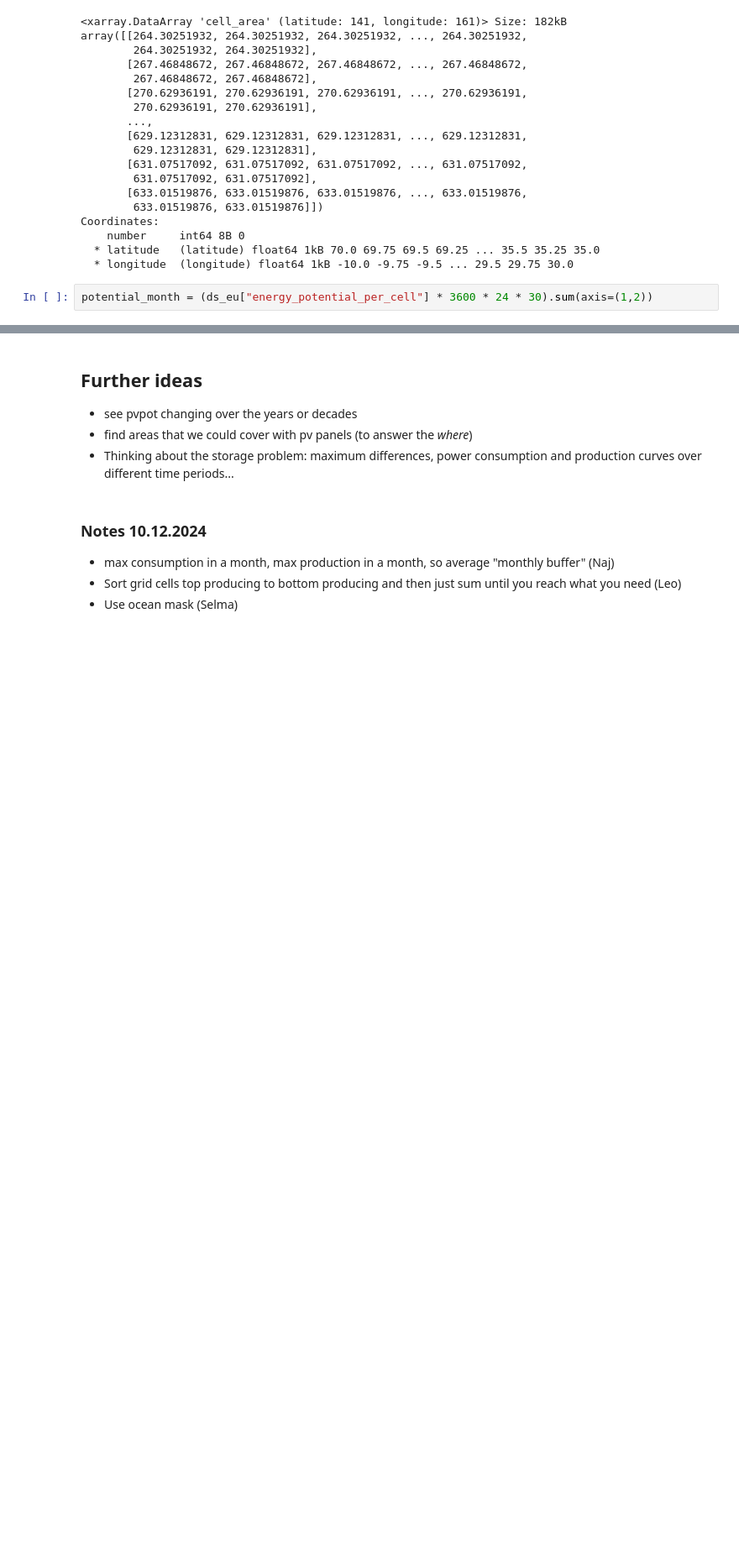
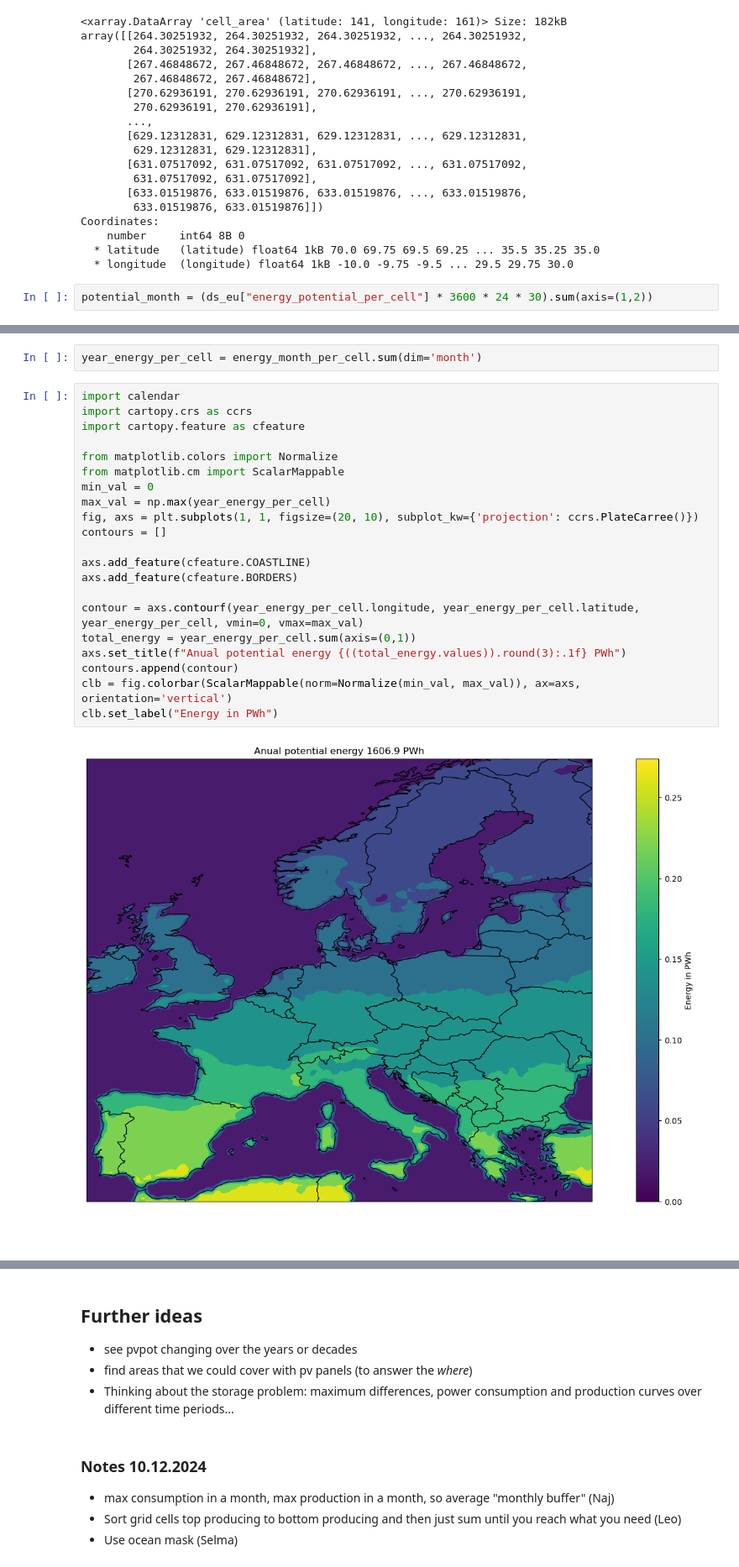
Before and after one commit to laq/msc-intro-computational-meteorology-exercises-w2024, a Jupyter notebook: projects/europeEnergy/EuroAccumulatedPvPot.ipynb, the cells around one changed output, grey strips where cells are left out. Shown at 84% size. Cells and saved outputs as stored; diff of their text form; blank space fills up the shorter version.

```diff
--- a/projects/europeEnergy/EuroAccumulatedPvPot.ipynb
+++ b/projects/europeEnergy/EuroAccumulatedPvPot.ipynb
@@ -385,3 +453,30 @@ fg.suptitle("PWh per month per area cell");
+# %%
+year_energy_per_cell = energy_month_per_cell.sum(dim='month')
+# %%
+import calendar
+import cartopy.crs as ccrs
+import cartopy.feature as cfeature
+
+from matplotlib.colors import Normalize
+from matplotlib.cm import ScalarMappable
+min_val = 0
+max_val = np.max(year_energy_per_cell)
+fig, axs = plt.subplots(1, 1, figsize=(20, 10), subplot_kw={'projection': ccrs.PlateCarree()})
+contours = []
+
+axs.add_feature(cfeature.COASTLINE)
+axs.add_feature(cfeature.BORDERS)
+
+contour = axs.contourf(year_energy_per_cell.longitude, year_energy_per_cell.latitude, year_energy_per_cell, vmin=0, vmax=max_val)
+total_energy = year_energy_per_cell.sum(axis=(0,1))
+axs.set_title(f"Anual potential energy {((total_energy.values)).round(3):.1f} PWh")
+contours.append(contour)
+clb = fig.colorbar(ScalarMappable(norm=Normalize(min_val, max_val)), ax=axs, orientation='vertical')
+clb.set_label("Energy in PWh")
+# %% [output]
+[figure, added]
+# %% [markdown]
+##
 # %%
 year_sum = ((ds_eu["energy_potential_per_cell"]*24*30).sum().values/1e15).round(3)
 print(f"Sum for the entire year : , {year_sum:_}, PWh" )
```
Also changed, not shown: parts of 32 cells of this notebook, 6 other files.
